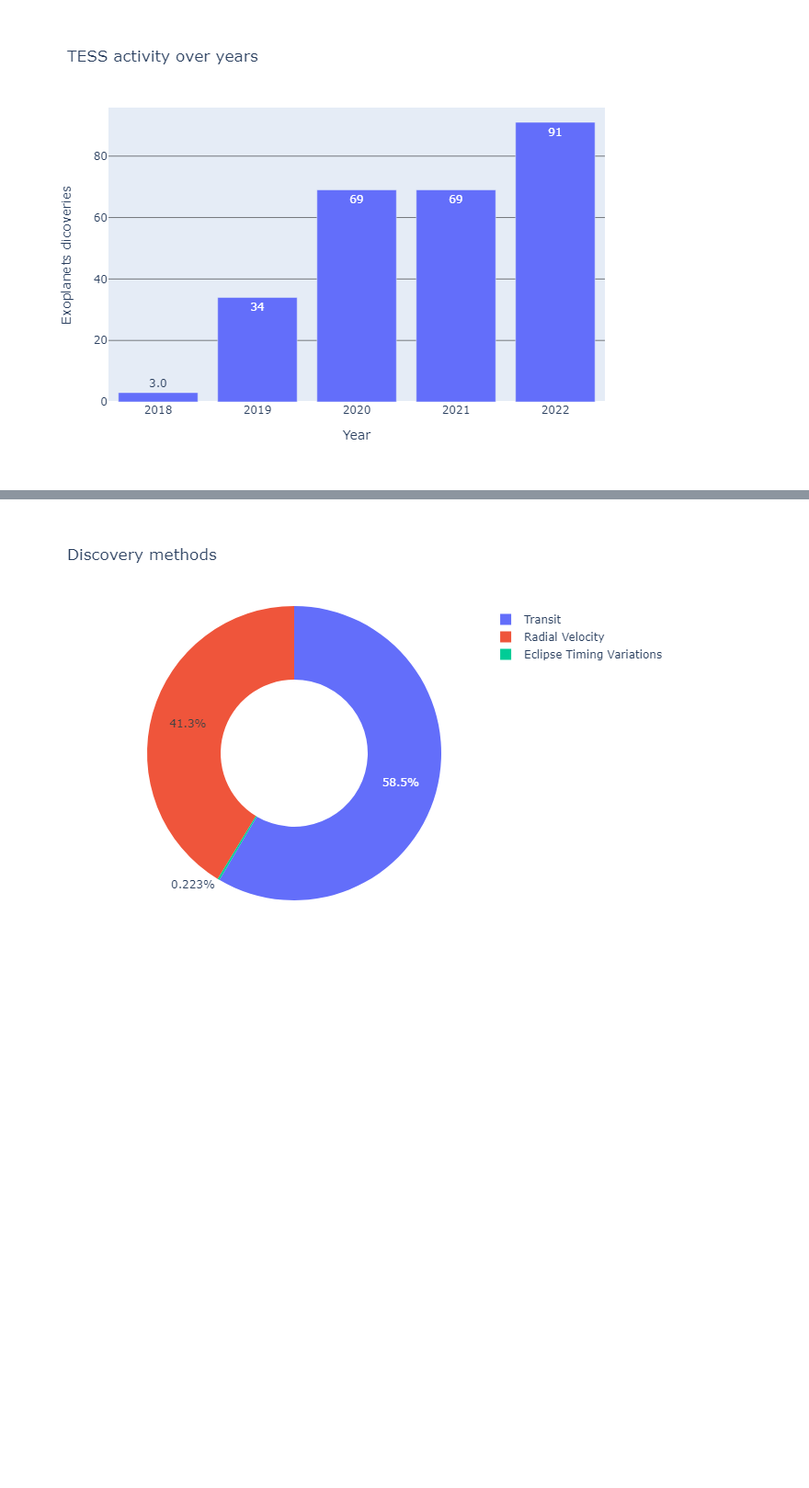
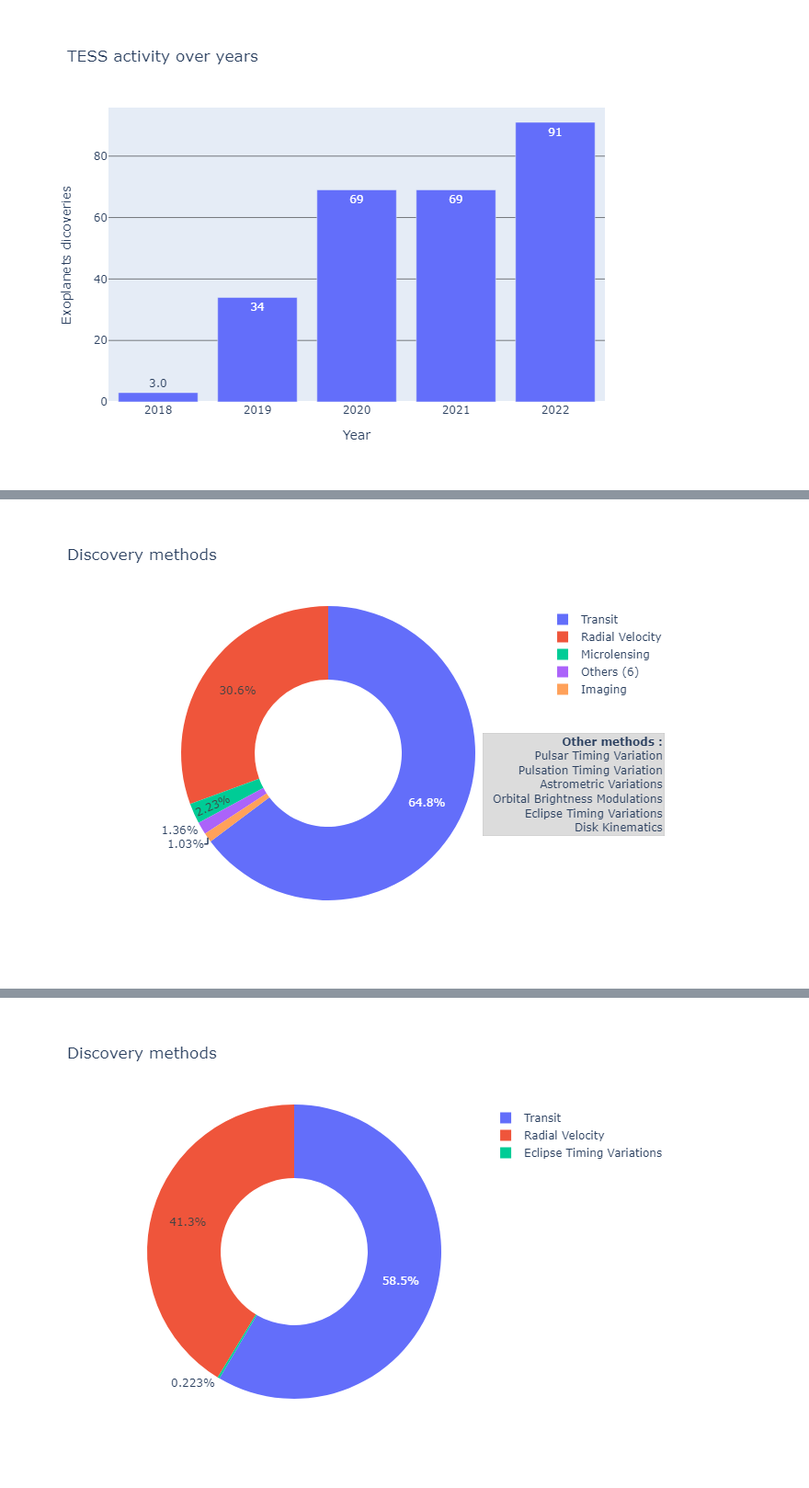
Before and after one commit to Kartmaan/Exoplanets, a Jupyter notebook: exoplanets.ipynb, the cells around one changed output, grey strips where cells are left out. Shown: that part at 92% size. Drawn from its saved outputs; the diff is of its cells as text; code cells hidden in the pictures; blank space fills up the shorter version.

```diff
--- a/exoplanets.ipynb
+++ b/exoplanets.ipynb
@@ -609,0 +647,4 @@ title='TESS activity over years')
+# %%
+plot_disc_meth(df, merge_low=50)
+# %% [output]
+[figure, added]
```
Also changed, not shown: parts of 40 cells of this notebook, 1 other file.
